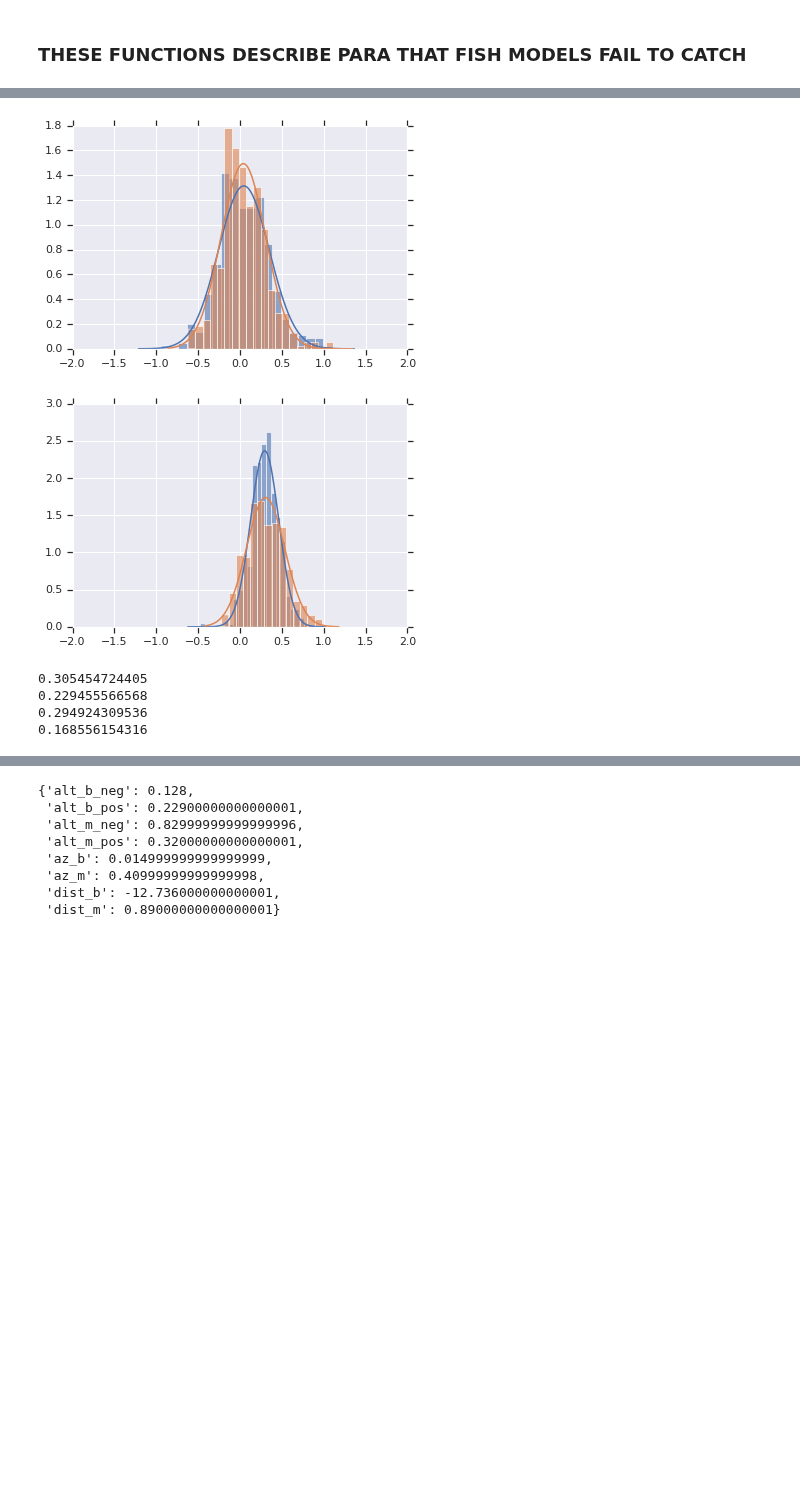
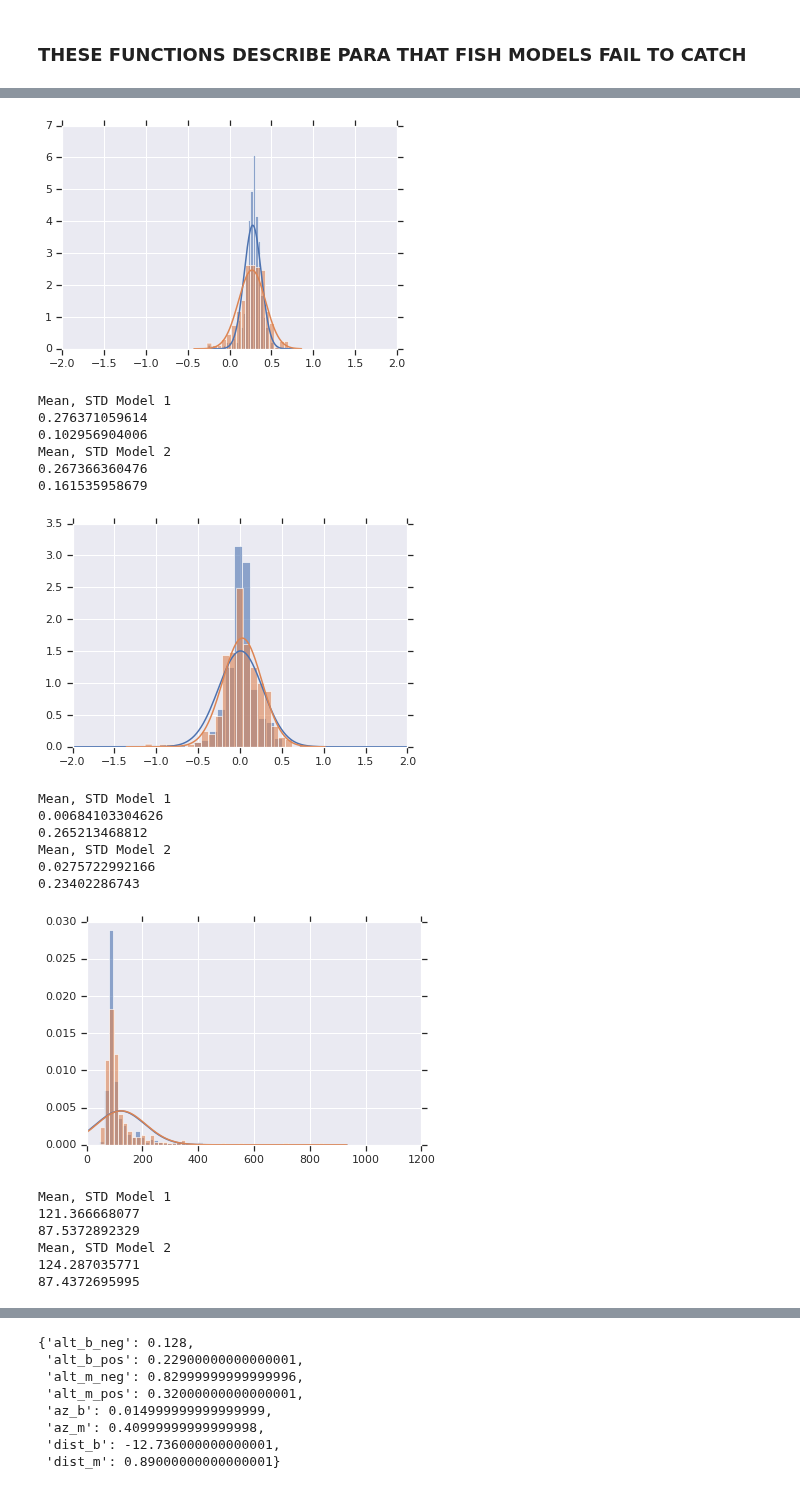
Before and after one commit to elifesciences-publications/PreycapMaster, a Jupyter notebook: Model_Plot.ipynb, the cells around one changed output, grey strips where cells are left out. Cells and saved outputs as stored; diff of their text form; code cells hidden in the pictures; blank space fills up the shorter version.

```diff
--- a/Model_Plot.ipynb
+++ b/Model_Plot.ipynb
@@ -174,30 +95,48 @@ np.mean([7,
 # %%
 # def compare_para_positions_across_models(simlist_by_hunt, mod1, mod2,
                                          # pre_or_post, use_abs, varb, *para_coords):
 
 # para_coords entry allows you to directly add coords from marralgs runs.
 
 # mod1 and mod2 are compared by index in modlist. current modlist is:
 
 # modlist2 =    [{"Model Type": "Real Coords", "Real or Sim": "Real"},
 #                {"Model Type": "Multiple Regression Position", "Real or Sim": "Real"},
 #                {"Model Type": "Multiple Regression Velocity", "Real or Sim": "Real"},
 #                {"Model Type": "Ideal", "Real or Sim": "Real", "Spherical Bouts": "All"},
 #                {"Model Type": "Ideal", "Real or Sim": "Real", "Spherical Bouts": "All", "Extrapolate Para": 10},
 #                {"Model Type": "Ideal", "Real or Sim": "Real", "Spherical Bouts": "Hunt"},
 #                {"Model Type": "Ideal", "Real or Sim": "Real", "Spherical Bouts": "Hunt", "Extrapolate Para": 10},
 #                {"Model Type": "Random", "Real or Sim": "Real", "Spherical Bouts": "All"},
 #                {"Model Type": "Random", "Real or Sim": "Real", "Spherical Bouts": "Hunt"}
 
+model1 = 9
+model2 = 8
 
-#pv2, pv1, ax = compare_para_positions_across_models(simlist_by_hunt, 2, 1, 1, False, 'Para Alt')
-#pv2, pv1, ax = compare_para_positions_across_models(simlist_by_hunt, 2, 1, 1, False, 'Para Alt')
-paz1, paz2, ax = compare_para_positions_across_models(simlist_by_hunt, 1, 2, 1, False, 'Para Az')
-palt1, palt2, ax = compare_para_positions_across_models(simlist_by_hunt, 1, 2, 1, False, 'Para Alt')
+pv2, pv1, ax = compare_para_positions_across_models(simlist_by_hunt, model1, model2, 1, False, 'Para Alt')
+pv2, pv1, ax = compare_para_positions_across_models(simlist_by_hunt, model1, model2, 1, False, 'Para Az')
+pv2, pv1, ax = compare_para_positions_across_models(simlist_by_hunt, model1, model2, 1, False, 'Para Dist')
+#paz1, paz2, ax = compare_para_positions_across_models(simlist_by_hunt, 1, 2, 1, False, 'Para Az')
+#palt1, palt2, ax = compare_para_positions_across_models(simlist_by_hunt, 1, 2, 1, False, 'Para Alt')
 # %% [output]
-[figure, old version]
+[figure, new version]
+Mean, STD Model 1
+0.276371059614
+0.102956904006
+Mean, STD Model 2
+0.267366360476
+0.161535958679
-[figure, old version]
+[figure, new version]
-0.305454724405
-0.229455566568
-0.294924309536
-0.168556154316
+Mean, STD Model 1
+0.00684103304626
+0.265213468812
+Mean, STD Model 2
+0.0275722992166
+0.23402286743
+[figure, added]
+Mean, STD Model 1
+121.366668077
+87.5372892329
+Mean, STD Model 2
+124.287035771
+87.4372695995
```
Also changed, not shown: parts of 25 cells of this notebook, 5 other files.
